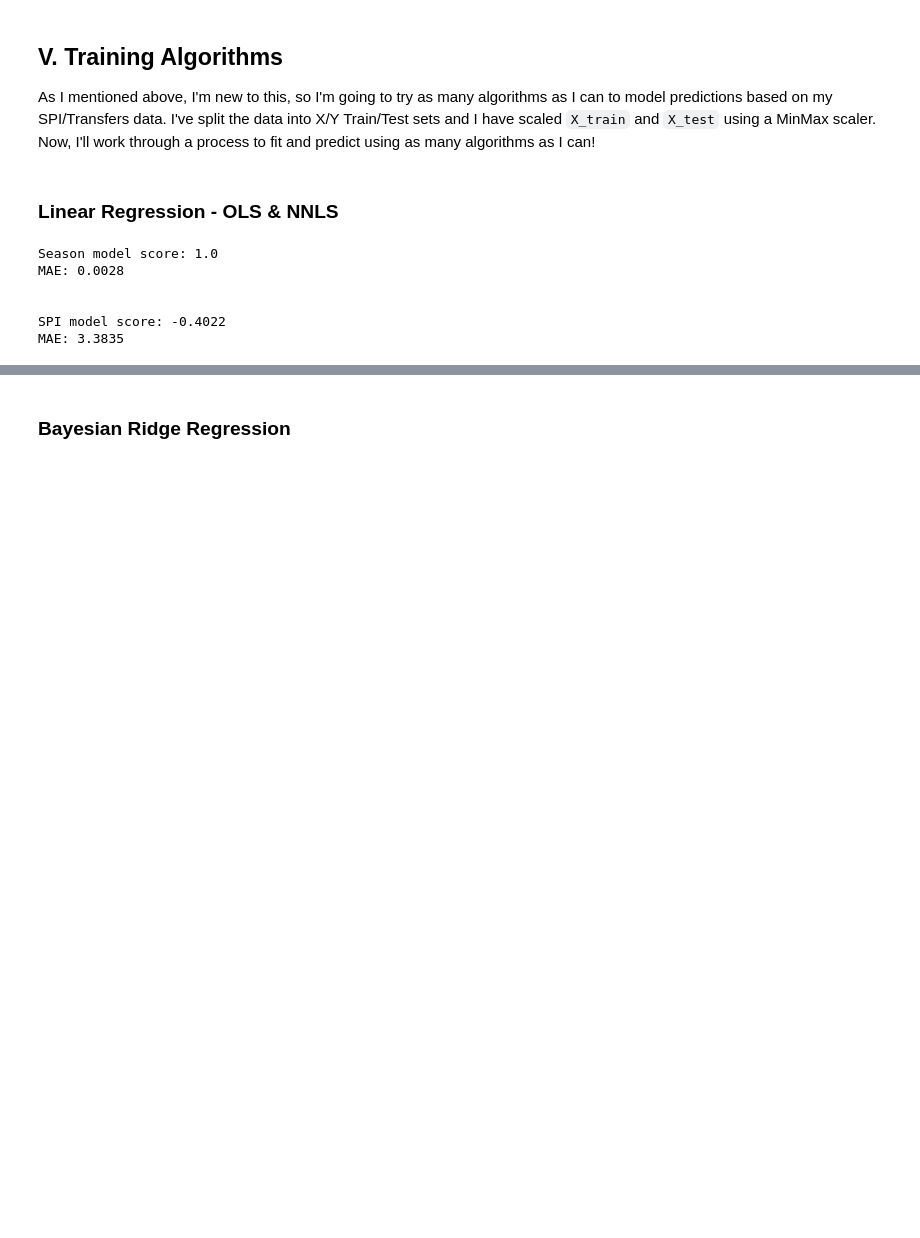
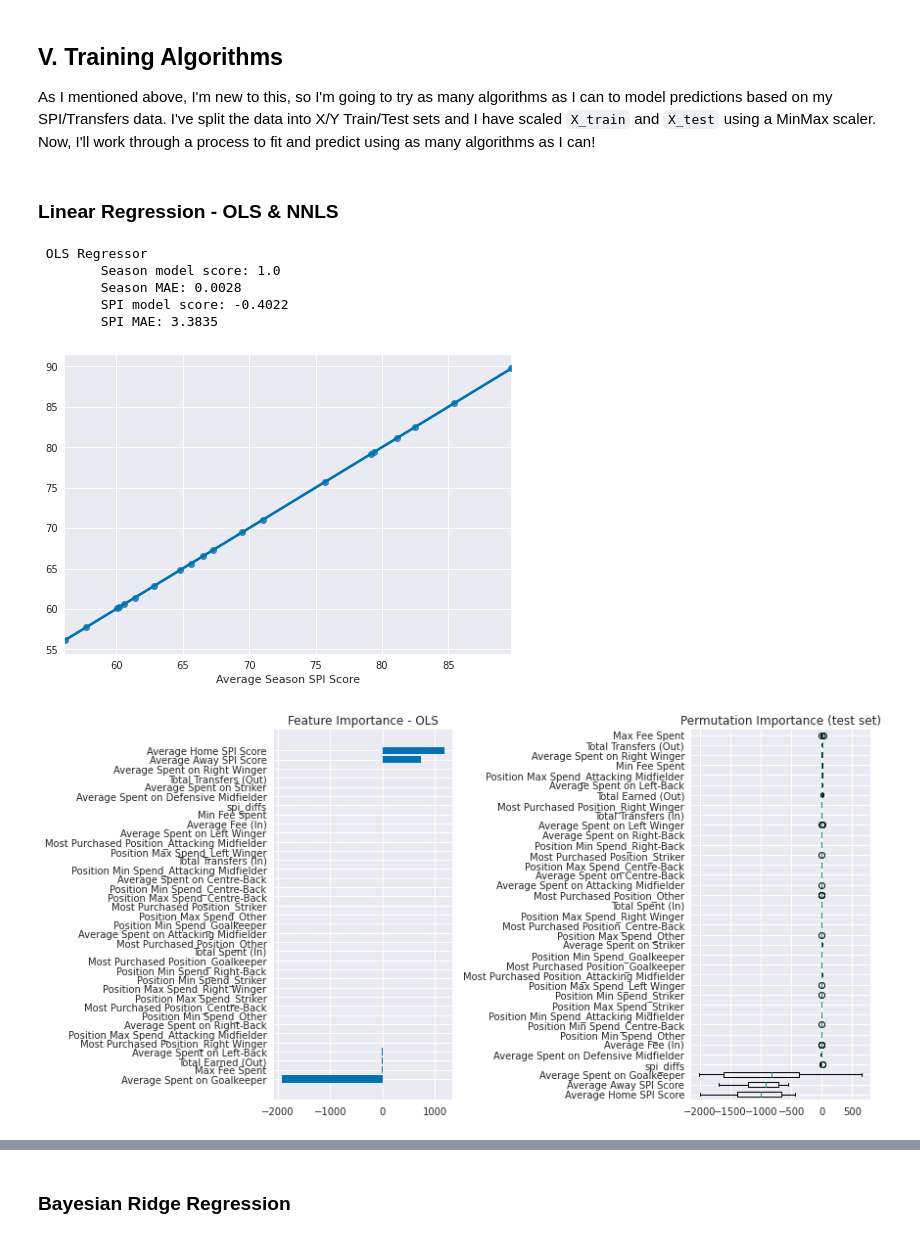
Before and after one commit to tdraths/transfers_capstone, a Jupyter notebook: notebooks/Pre-Processing and Modelling.ipynb, the cells around one changed output, grey strips where cells are left out. Cells and saved outputs as stored; diff of their text form; code cells hidden in the pictures; blank space fills up the shorter version.

```diff
--- a/notebooks/Pre-Processing and Modelling.ipynb
+++ b/notebooks/Pre-Processing and Modelling.ipynb
@@ -360,34 +378,56 @@ As I mentioned above, I'm new to this, so I'm going to try as many algorithms as
 # %%
 from sklearn import linear_model
 from sklearn.metrics import r2_score, median_absolute_error, accuracy_score
 from sklearn.model_selection import cross_val_score
 
 model = linear_model.LinearRegression(copy_X=True, fit_intercept=True, n_jobs=1, normalize=False)
 
 model_season = model.fit(X_train, y_train)
 y_pred_season = model_season.predict(X_test)
 score_season = r2_score(y_test, y_pred_season)
 mae_season = median_absolute_error(y_test, y_pred_season)
 
 model_spi = model.fit(spi_X_train, spi_y_train)
 y_pred_spi = model_spi.predict(spi_X_test)
 score_spi = r2_score(spi_y_test, y_pred_spi)
 mae_spi = median_absolute_error(spi_y_test, y_pred_spi)
 
-print('Season model score:', round(score_season, 4))
-print('MAE:', round(mae_season, 4))
 
-print('\n')
+print('\033[1m OLS Regressor \033[0m')
+print('\tSeason model score:', round(score_season, 4))
+print('\tSeason MAE:', round(mae_season, 4))
 
-print('SPI model score:', round(score_spi, 4))
-print('MAE:', round(mae_spi, 4))
+print('\tSPI model score:', round(score_spi, 4))
+print('\tSPI MAE:', round(mae_spi, 4))
+
+sns.regplot(x=y_test, y=y_pred_season);
+
+feature_importance = model_season.coef_
+sorted_idx = np.argsort(feature_importance)
+pos = np.arange(sorted_idx.shape[0]) + .5
+fig = plt.figure(figsize=(12, 6))
+plt.subplot(1, 2, 1)
+plt.barh(pos, feature_importance[sorted_idx], align='center')
+plt.yticks(pos, np.array(X.columns)[sorted_idx])
+plt.title('Feature Importance - OLS')
+
+result = permutation_importance(model_season, X_test, y_test, n_repeats=10,
+                                random_state=42, n_jobs=2)
+sorted_idx = result.importances_mean.argsort()
+plt.subplot(1, 2, 2)
+plt.boxplot(result.importances[sorted_idx].T,
+            vert=False, labels=np.array(X.columns)[sorted_idx])
+plt.title("Permutation Importance (test set)")
+fig.tight_layout()
+plt.show();
 # %% [output]
-Season model score: 1.0
-MAE: 0.0028
-
-
-SPI model score: -0.4022
-MAE: 3.3835
+ OLS Regressor
+        Season model score: 1.0
+        Season MAE: 0.0028
+        SPI model score: -0.4022
+        SPI MAE: 3.3835
+[figure, added]
+[figure, added]
 # %%
 reg_nnls = linear_model.LinearRegression(fit_intercept=True, positive=True)
 
```
Also changed, not shown: parts of 69 cells of this notebook.
